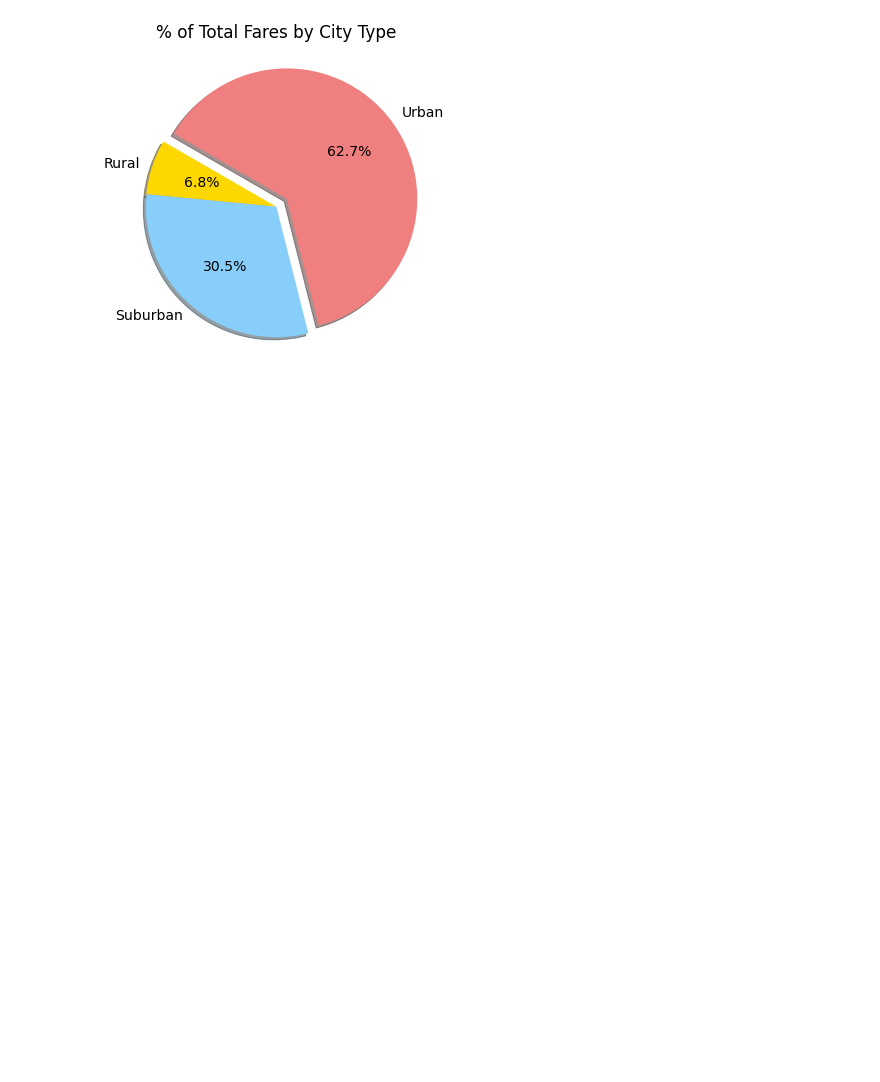
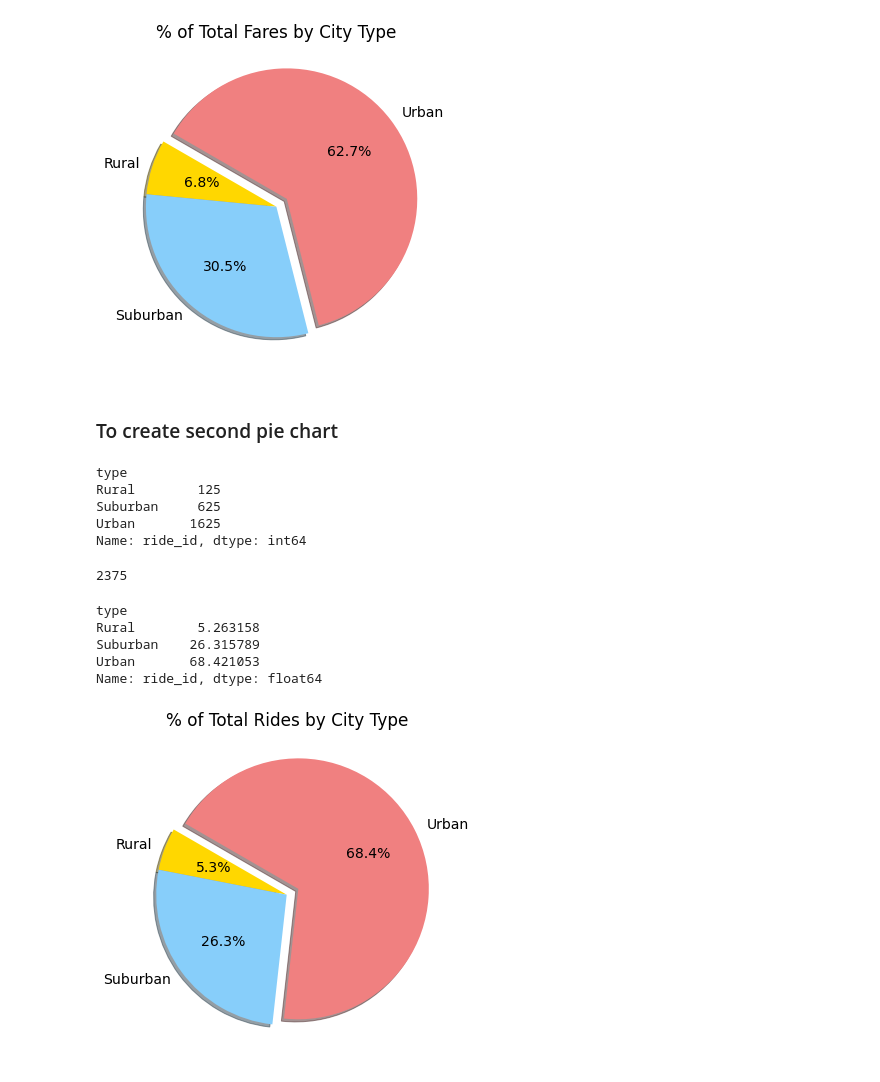
Before and after one commit to nicoserrano/PyBer_Analysis, a Jupyter notebook: PyBer.ipynb, the cells around one changed output. Drawn from its saved outputs; the diff is of its cells as text; code cells hidden in the pictures; blank space fills up the shorter version.

```diff
--- a/PyBer.ipynb
+++ b/PyBer.ipynb
@@ -450,3 +450,43 @@ plt.savefig('Analysis/Fig5.png')
 plt.show()
 # %% [output]
 [figure]
+# %% [markdown]
+### To create second pie chart
+# %%
+# Calculate ride count for each city type
+ride_count_per_type = pyber_data_df.groupby('type').count()['ride_id']
+ride_count_per_type
+# %% [output]
+type
+Rural        125
+Suburban     625
+Urban       1625
+Name: ride_id, dtype: int64
+# %%
+# Calculate total number of rides
+total_ride_count = ride_count_per_type.sum()
+total_ride_count
+# %% [output]
+2375
+# %%
+ride_percents = ride_count_per_type / total_ride_count * 100
+ride_percents
+# %% [output]
+type
+Rural        5.263158
+Suburban    26.315789
+Urban       68.421053
+Name: ride_id, dtype: float64
+# %%
+plt.subplots(figsize=(10,6))
+plt.pie(ride_percents,
+       labels=['Rural','Suburban','Urban'],
+       explode=[0,0,0.1],
+       autopct='%.1f%%',
+       shadow=True, startangle=150,
+       colors=['gold','lightskyblue','lightcoral'])
+plt.title('% of Total Rides by City Type')
+plt.savefig('Analysis/Fig6.png')
+plt.show()
+# %% [output]
+[figure, added]
```
Also changed, not shown: 1 other file.
